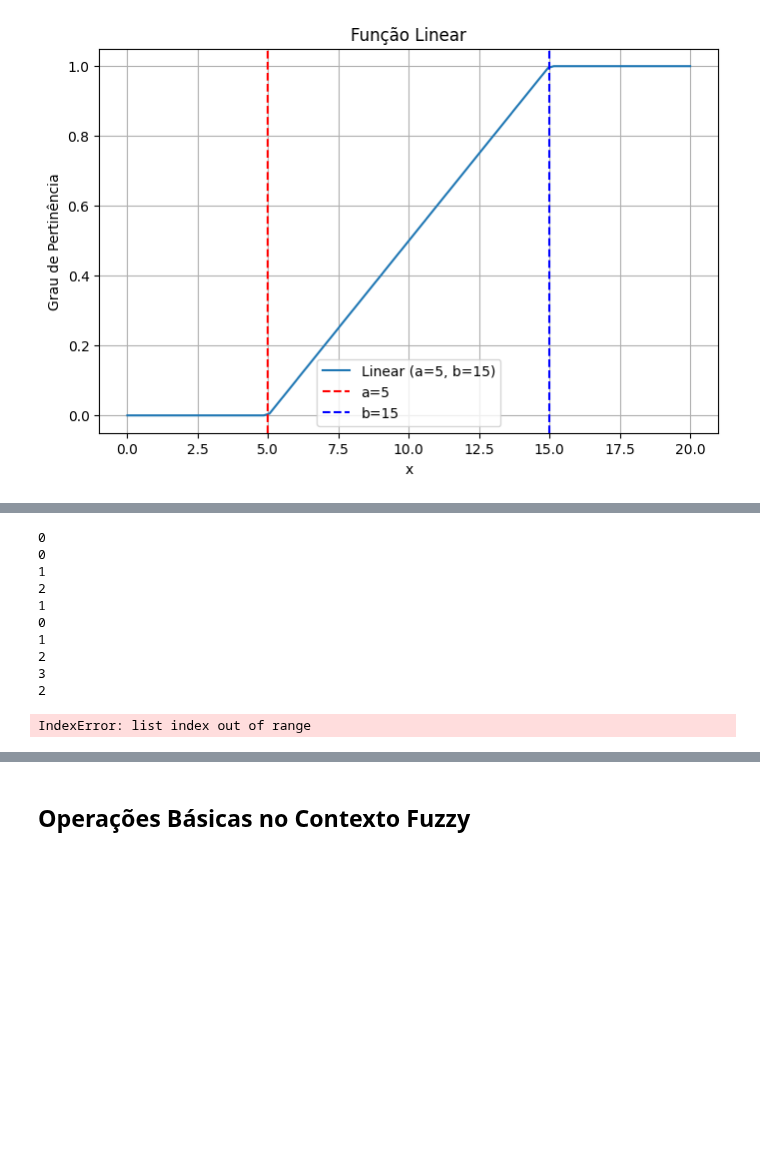
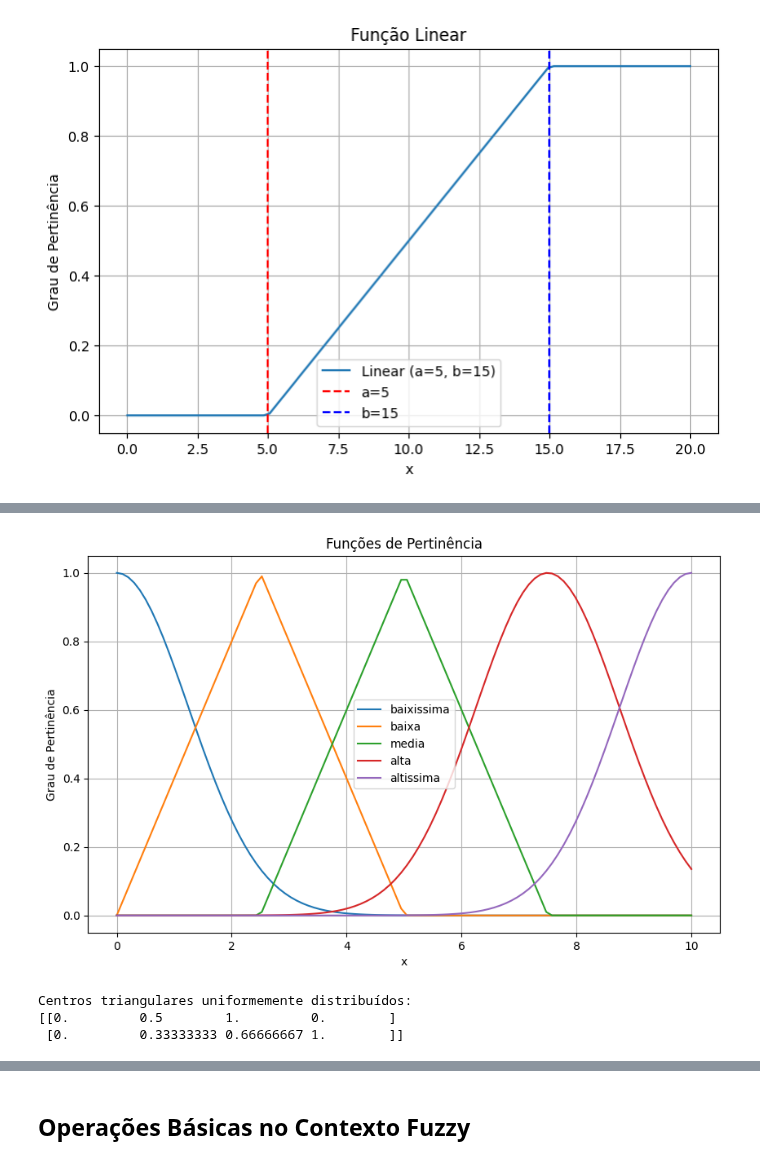
Before and after one commit to LeonardoVieiraGuimaraes/InteligenciaComputacional, a Jupyter notebook: pertinecia/pertinencia.ipynb, the cells around one changed output, grey strips where cells are left out. Saved outputs shown, nothing was run; the diff lists cells and outputs as text; code cells hidden in the pictures; blank space fills up the shorter version.

```diff
--- a/pertinecia/pertinencia.ipynb
+++ b/pertinecia/pertinencia.ipynb
@@ -436,0 +467,23 @@ plot_membership(x, u, classificacao)
+# %%
+import numpy as np
+
+# Definição do intervalo e número de funções
+X = (0, 10)  # Intervalo do domínio
+
+labels = ['baixissima', 'baixa', 'media', 'alta', 'altissima']
+types = ['gaussian', 'gaussian', 'gaussian', 'gaussian', 'gaussian']
+n = len(types)       # Quantidade de funções de pertinência
+
+# Cálculo dos centros e sigma
+centers = np.linspace(X[0], X[1], n)  # Centros uniformemente distribuídos
+sigma = (X[1] - X[0]) / (2 * n)       # Sigma proporcional ao espaçamento entre os centros
+
+# Geração dos parâmetros
+params = [[center, sigma] for center in centers]
+
+# Função para calcular os graus de pertinência
+x, u = calculate_membership(X, types, params)
+# Função para plotar os resultados
+plot_membership(x, u, labels)
+# %% [output]
+[figure, added]
@@ -437,30 +507,23 @@ plot_membership(x, u, classificacao)
 # %%
-n = 2
-npt = 1
-xt = [0.4, 0.75]
-m = [3, 4]
-xmin = [0, 0]
-xmax = [1, 1]
-c = np.zeros((n, max(m)))  # Ajusta o tamanho da matriz para acomodar o maior valor de m
+# Geração dos centros triangulares uniformemente distribuídos
+n = 2  # número de atributos (variáveis de entrada)
+npt = 1  # número de padrões de entrada
+xt = [0.4, 0.75]  # Entrada a ser fuzzificada
+m = [3, 4]  # número de funções de pertinência para cada atributo
 
-for i in range(n):  # Corrige o índice para começar de 0
-    print(i)
-    step = (xmax[i] - xmin[i]) / (m[i] - 1) if m[i] > 1 else 0  # Evita divisão por zero
-    for j in range(m[i]):  # Corrige o índice para iterar corretamente
-        print(j)
-        c[i, j] = xmin[i] + j * step
+xmin = [0, 0]  # mínimo de cada atributo
+xmax = [1, 1]  # máximo de cada atributo
 
-print("Matriz c calculada:")
+c = np.zeros((n, max(m)))  # Matriz para armazenar os centros
+
+for i in range(n):
+    step = (xmax[i] - xmin[i]) / (m[i] - 1)  # Cálculo do passo
+    for j in range(m[i]):
+        c[i, j] = xmin[i] + j * step  # Cálculo do centro
+
+print("Centros triangulares uniformemente distribuídos:")
 print(c)
 # %% [output]
-0
-0
-1
-2
-1
-0
-1
-2
-3
-2
+Centros triangulares uniformemente distribuídos:
+[[0.         0.5        1.         0.        ]
+ [0.         0.33333333 0.66666667 1.        ]]
-IndexError: list index out of range
```
Also changed, not shown: parts of 5 cells of this notebook.
